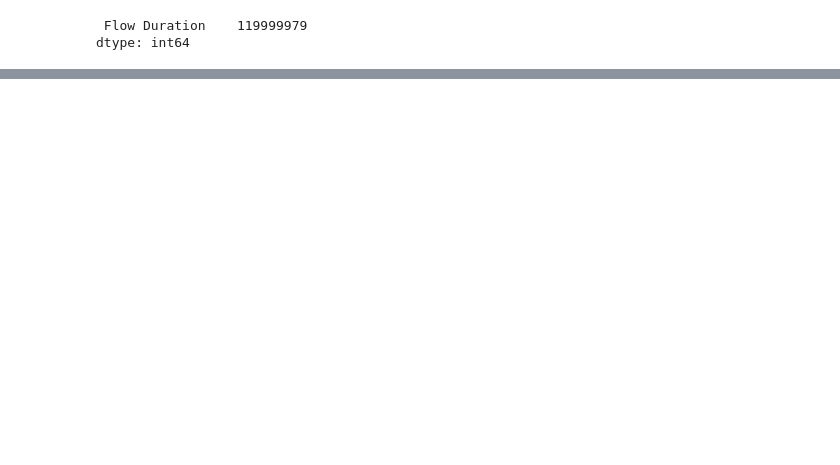
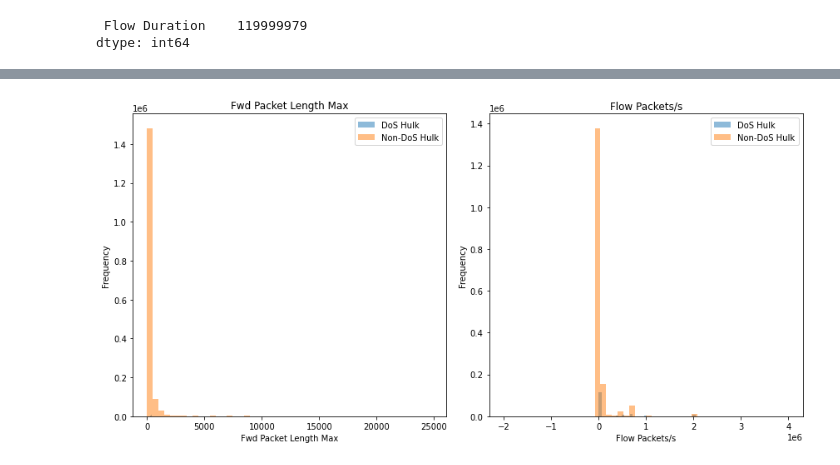
Before and after one commit to ndhananj/ITU-AI-ML-data-exploration, a Jupyter notebook: explore_data_with_domain_knowledge.ipynb, the cells around one changed output, grey strips where cells are left out. Cells and saved outputs as stored; diff of their text form; code cells hidden in the pictures; blank space fills up the shorter version.

```diff
--- a/explore_data_with_domain_knowledge.ipynb
+++ b/explore_data_with_domain_knowledge.ipynb
@@ -164,0 +318,54 @@ ap80fd = [df[df[' Destination Port'] == 80][' Flow Duration'] for df in np80]
+# %%
+import matplotlib.pyplot as plt
+import pandas as pd
+import numpy as np
+
+# Assuming fwd_pkt_max_hulk and non_hulk_fwd_pkt_max are your dataframes or series
+# You can replace them with your actual dataframes or series
+
+# Remove NaN and inf values
+def remove_invalid_entries(df):
+    return df.replace([np.inf, -np.inf], np.nan).dropna()
+
+# Check if dataframe is empty
+def is_empty(df):
+    return df.empty
+
+# Fwd Packet Length Max
+plt.figure(figsize=(12, 6))
+
+plt.subplot(1, 2, 1)
+if not is_empty(fwd_pkt_max_hulk):
+    fwd_pkt_max_hulk = remove_invalid_entries(fwd_pkt_max_hulk)
+    plt.hist(fwd_pkt_max_hulk, bins=50, alpha=0.5, label='DoS Hulk')
+
+non_hulk_concatenated = pd.concat(non_hulk_fwd_pkt_max)
+if not is_empty(non_hulk_concatenated):
+    non_hulk_concatenated = remove_invalid_entries(non_hulk_concatenated)
+    plt.hist(non_hulk_concatenated, bins=50, alpha=0.5, label='Non-DoS Hulk')
+
+plt.title('Fwd Packet Length Max')
+plt.xlabel('Fwd Packet Length Max')
+plt.ylabel('Frequency')
+plt.legend()
+
+# Flow Packets/s
+plt.subplot(1, 2, 2)
+if not is_empty(flow_pkts_per_s_hulk):
+    flow_pkts_per_s_hulk = remove_invalid_entries(flow_pkts_per_s_hulk)
+    plt.hist(flow_pkts_per_s_hulk, bins=50, alpha=0.5, label='DoS Hulk')
+
+non_hulk_flow_concatenated = pd.concat(non_hulk_flow_pkts_per_s)
+if not is_empty(non_hulk_flow_concatenated):
+    non_hulk_flow_concatenated = remove_invalid_entries(non_hulk_flow_concatenated)
+    plt.hist(non_hulk_flow_concatenated, bins=50, alpha=0.5, label='Non-DoS Hulk')
+
+plt.title('Flow Packets/s')
+plt.xlabel('Flow Packets/s')
+plt.ylabel('Frequency')
+plt.legend()
+
+plt.tight_layout()
+plt.show()
+# %% [output]
+[figure, added]
```
Also changed, not shown: parts of 62 cells of this notebook.
